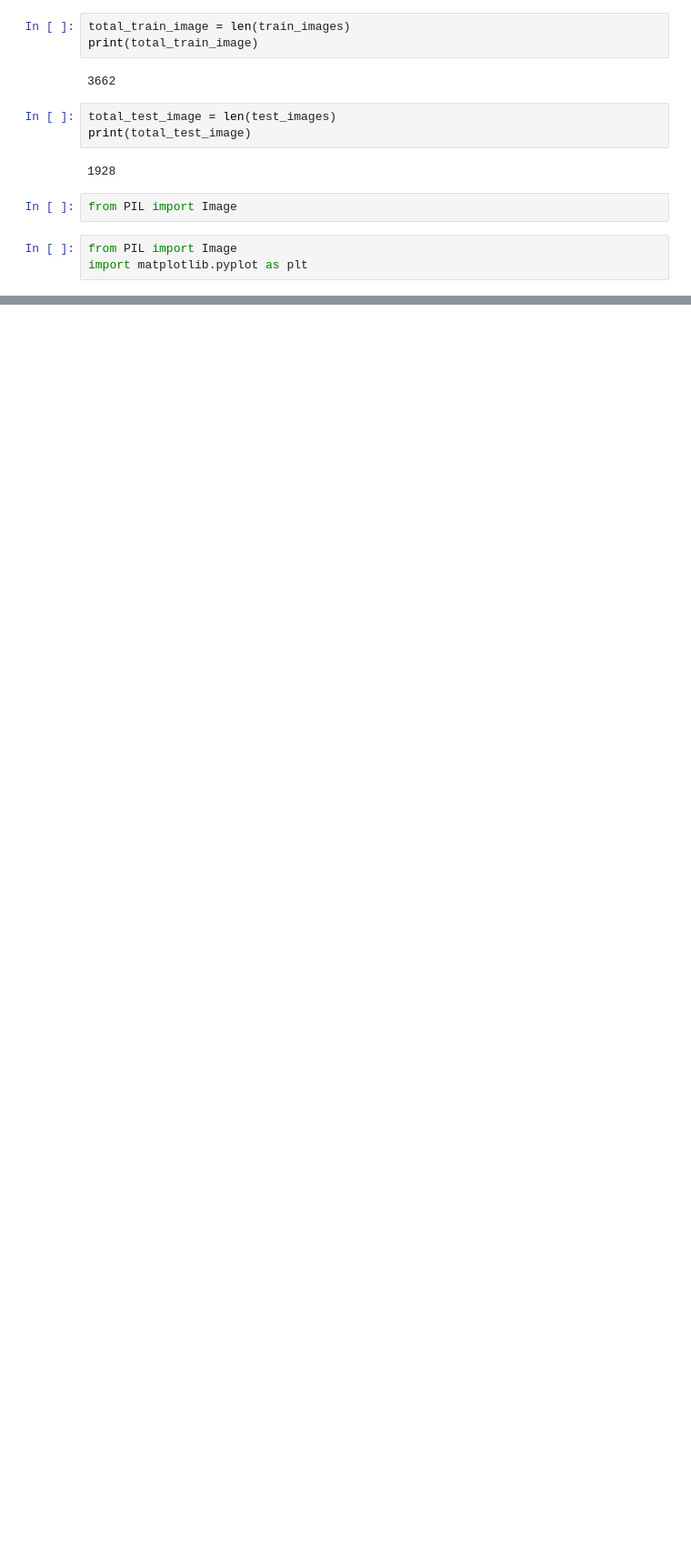
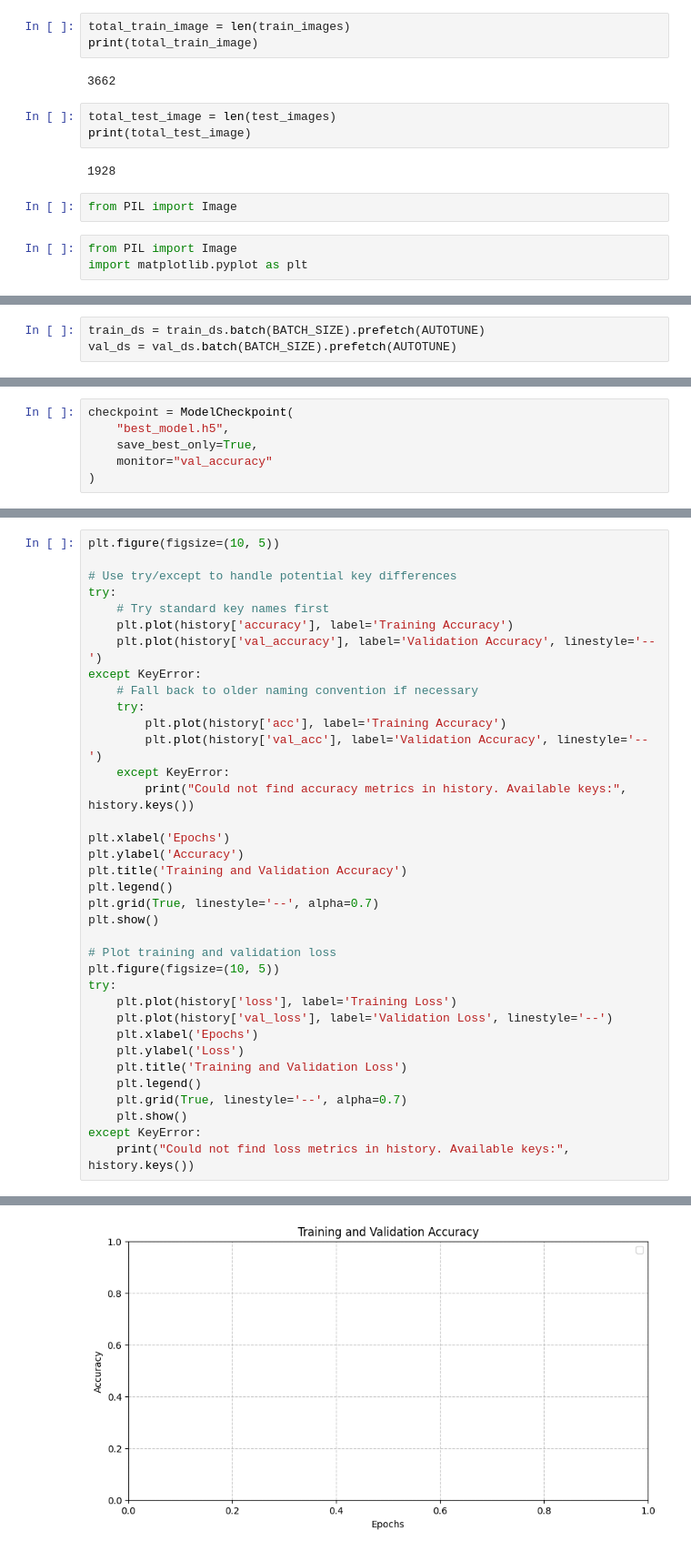
Before and after one commit to SriomDash/Retinopathy, a Jupyter notebook: Main.ipynb, the cells around one changed output, grey strips where cells are left out. Shown at 91% size. Saved outputs shown, nothing was run; the diff lists cells and outputs as text; blank space fills up the shorter version.

```diff
--- a/Main.ipynb
+++ b/Main.ipynb
@@ -122,0 +335,3 @@ plt.show()
+# %%
+train_ds = train_ds.batch(BATCH_SIZE).prefetch(AUTOTUNE)
+val_ds = val_ds.batch(BATCH_SIZE).prefetch(AUTOTUNE)
@@ -122,0 +418,6 @@ plt.show()
+# %%
+checkpoint = ModelCheckpoint(
+    "best_model.h5",
+    save_best_only=True,
+    monitor="val_accuracy"
+)
@@ -122,0 +545,37 @@ plt.show()
+# %%
+plt.figure(figsize=(10, 5))
+
+# Use try/except to handle potential key differences
+try:
+    # Try standard key names first
+    plt.plot(history['accuracy'], label='Training Accuracy')
+    plt.plot(history['val_accuracy'], label='Validation Accuracy', linestyle='--')
+except KeyError:
+    # Fall back to older naming convention if necessary
+    try:
+        plt.plot(history['acc'], label='Training Accuracy')
+        plt.plot(history['val_acc'], label='Validation Accuracy', linestyle='--')
+    except KeyError:
+        print("Could not find accuracy metrics in history. Available keys:", history.keys())
+
+plt.xlabel('Epochs')
+plt.ylabel('Accuracy')
+plt.title('Training and Validation Accuracy')
+plt.legend()
+plt.grid(True, linestyle='--', alpha=0.7)
+plt.show()
+
+# Plot training and validation loss
+plt.figure(figsize=(10, 5))
+try:
+    plt.plot(history['loss'], label='Training Loss')
+    plt.plot(history['val_loss'], label='Validation Loss', linestyle='--')
+    plt.xlabel('Epochs')
+    plt.ylabel('Loss')
+    plt.title('Training and Validation Loss')
+    plt.legend()
+    plt.grid(True, linestyle='--', alpha=0.7)
+    plt.show()
+except KeyError:
+    print("Could not find loss metrics in history. Available keys:", history.keys())
+# %% [output]
@@ -122,0 +583 @@ plt.show()
+[figure, added]
```
Also changed, not shown: parts of 60 cells of this notebook, 5 other files.
